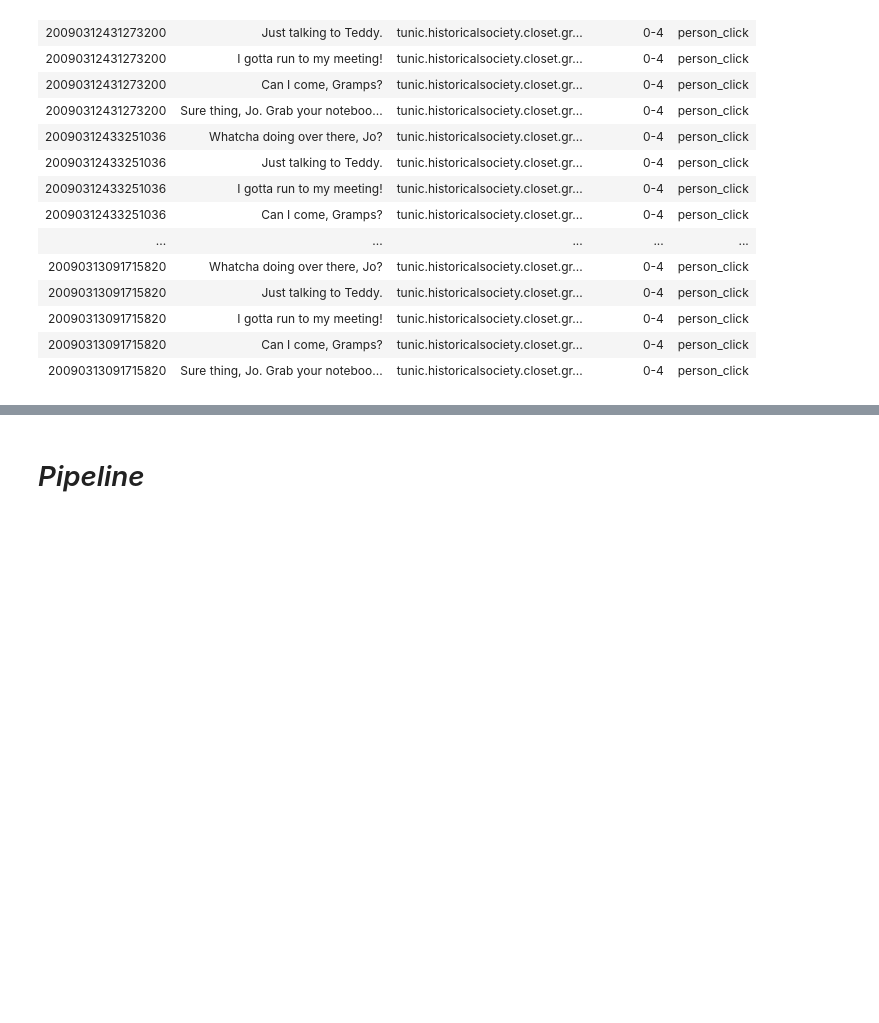
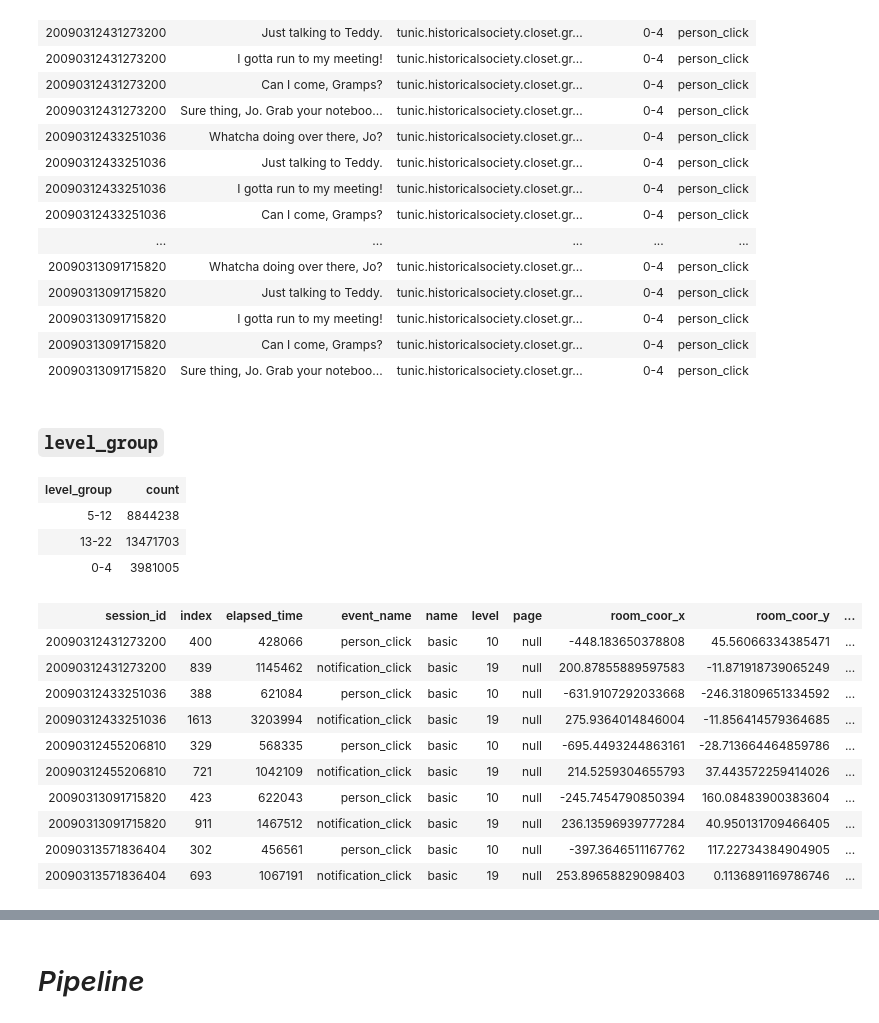
Before and after one commit to notPlancha/pbd, a Jupyter notebook: 1-formulacao.ipynb, the cells around one changed output, grey strips where cells are left out. Drawn from its saved outputs; the diff is of its cells as text; code cells hidden in the pictures; blank space fills up the shorter version.

```diff
--- a/1-formulacao.ipynb
+++ b/1-formulacao.ipynb
@@ -619,3 +620,26 @@ train.df.filter("fqid == 'gramps' and room_fqid == 'tunic.historicalsociety.clos
 | 20090313091715820 | I gotta run to my meeting! | tunic.historicalsociety.closet.gr... | 0-4 | person_click |
 | 20090313091715820 | Can I come, Gramps? | tunic.historicalsociety.closet.gr... | 0-4 | person_click |
 | 20090313091715820 | Sure thing, Jo. Grab your noteboo... | tunic.historicalsociety.closet.gr... | 0-4 | person_click |
+# %% [markdown]
+### `level_group`
+# %%
+train.df.groupby("level_group").count()
+# %% [output]
+| level_group | count |
+| 5-12 | 8844238 |
+| 13-22 | 13471703 |
+| 0-4 | 3981005 |
+# %%
+(levelGroup := train.df.filter(col("level_group").isNull()).cache()).limit(10)
+# %% [output]
+| session_id | index | elapsed_time | event_name | name | level | page | room_coor_x | room_coor_y | ... |
+| 20090312431273200 | 400 | 428066 | person_click | basic | 10 | null | -448.183650378808 | 45.56066334385471 | ... |
+| 20090312431273200 | 839 | 1145462 | notification_click | basic | 19 | null | 200.87855889597583 | -11.871918739065249 | ... |
+| 20090312433251036 | 388 | 621084 | person_click | basic | 10 | null | -631.9107292033668 | -246.31809651334592 | ... |
+| 20090312433251036 | 1613 | 3203994 | notification_click | basic | 19 | null | 275.9364014846004 | -11.856414579364685 | ... |
+| 20090312455206810 | 329 | 568335 | person_click | basic | 10 | null | -695.4493244863161 | -28.713664464859786 | ... |
+| 20090312455206810 | 721 | 1042109 | notification_click | basic | 19 | null | 214.5259304655793 | 37.443572259414026 | ... |
+| 20090313091715820 | 423 | 622043 | person_click | basic | 10 | null | -245.7454790850394 | 160.08483900383604 | ... |
+| 20090313091715820 | 911 | 1467512 | notification_click | basic | 19 | null | 236.13596939777284 | 40.950131709466405 | ... |
+| 20090313571836404 | 302 | 456561 | person_click | basic | 10 | null | -397.3646511167762 | 117.22734384904905 | ... |
+| 20090313571836404 | 693 | 1067191 | notification_click | basic | 19 | null | 253.89658829098403 | 0.1136891169786746 | ... |
```
Also changed, not shown: parts of 5 cells of this notebook, 7 other files.
